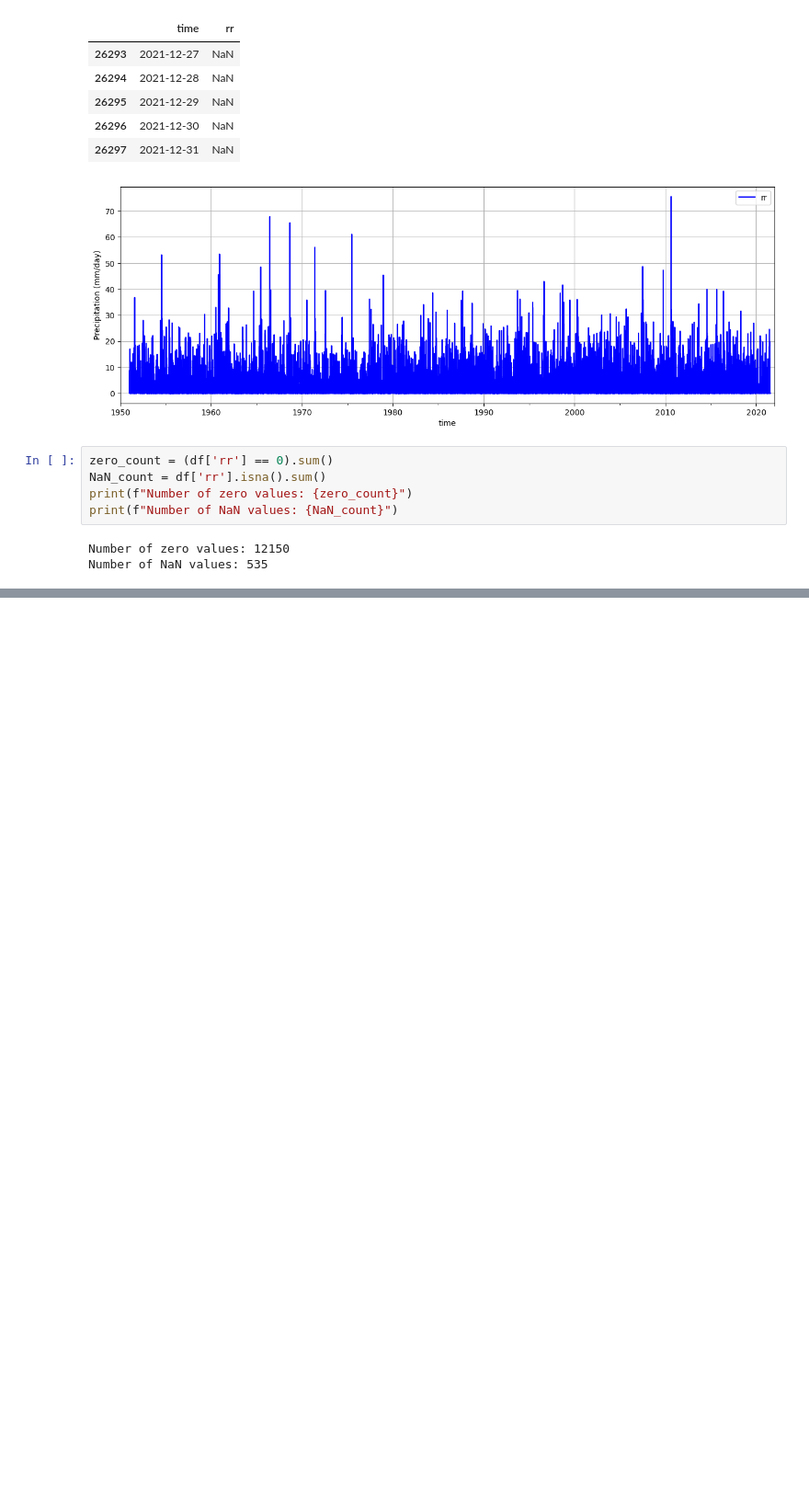
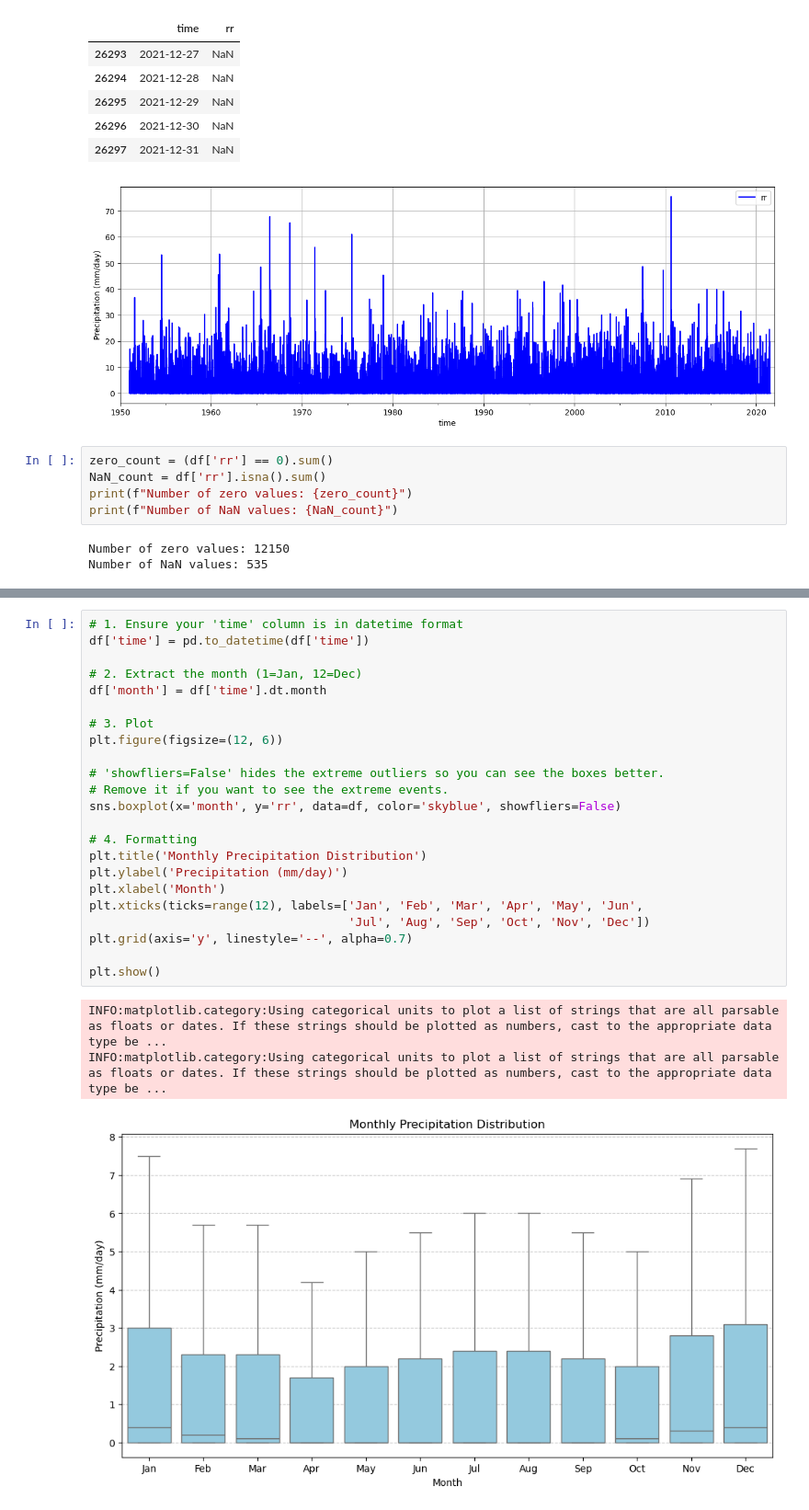
Before and after one commit to Loe-SS/MORE, a Jupyter notebook: Precipitation.ipynb, the cells around one changed output, grey strips where cells are left out. Shown at 92% size. Drawn from its saved outputs; the diff is of its cells as text; blank space fills up the shorter version.

```diff
--- a/Precipitation.ipynb
+++ b/Precipitation.ipynb
@@ -57,0 +96,27 @@ Number of NaN values: 535
+# %%
+# 1. Ensure your 'time' column is in datetime format
+df['time'] = pd.to_datetime(df['time'])
+
+# 2. Extract the month (1=Jan, 12=Dec)
+df['month'] = df['time'].dt.month
+
+# 3. Plot
+plt.figure(figsize=(12, 6))
+
+# 'showfliers=False' hides the extreme outliers so you can see the boxes better.
+# Remove it if you want to see the extreme events.
+sns.boxplot(x='month', y='rr', data=df, color='skyblue', showfliers=False)
+
+# 4. Formatting
+plt.title('Monthly Precipitation Distribution')
+plt.ylabel('Precipitation (mm/day)')
+plt.xlabel('Month')
+plt.xticks(ticks=range(12), labels=['Jan', 'Feb', 'Mar', 'Apr', 'May', 'Jun',
+                                    'Jul', 'Aug', 'Sep', 'Oct', 'Nov', 'Dec'])
+plt.grid(axis='y', linestyle='--', alpha=0.7)
+
+plt.show()
+# %% [output]
+INFO:matplotlib.category:Using categorical units to plot a list of strings that are all parsable as floats or dates. If these strings should be plotted as numbers, cast to the appropriate data type be ...
+INFO:matplotlib.category:Using categorical units to plot a list of strings that are all parsable as floats or dates. If these strings should be plotted as numbers, cast to the appropriate data type be ...
+[figure, added]
```
Also changed, not shown: parts of 1 cell of this notebook, 4 other files.
